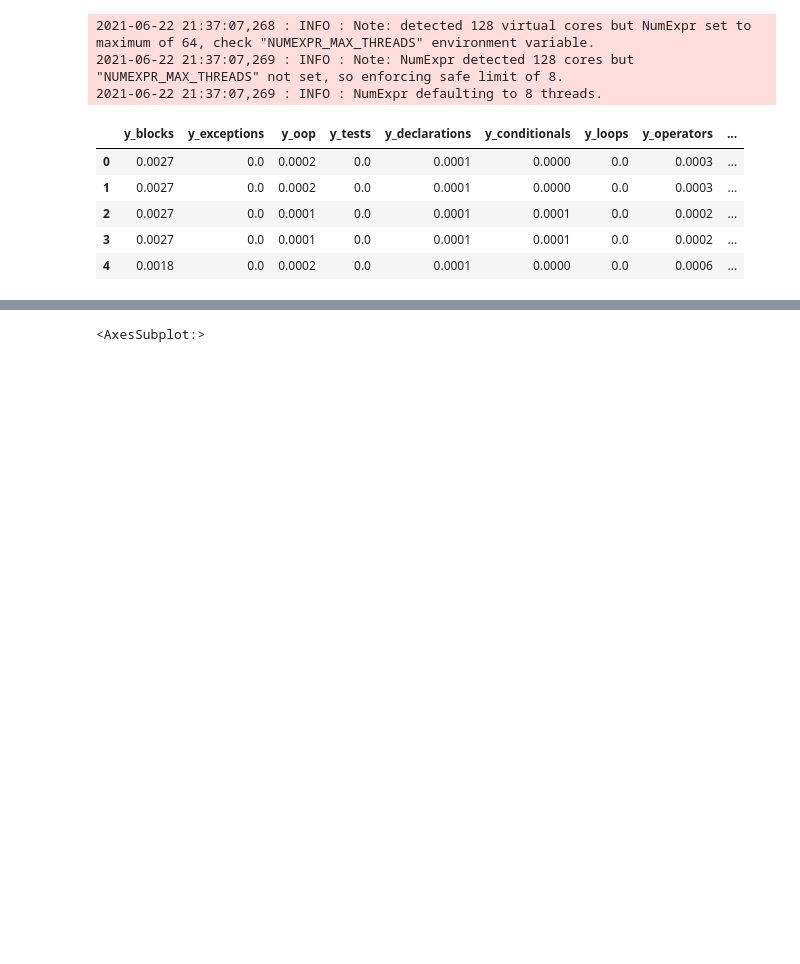
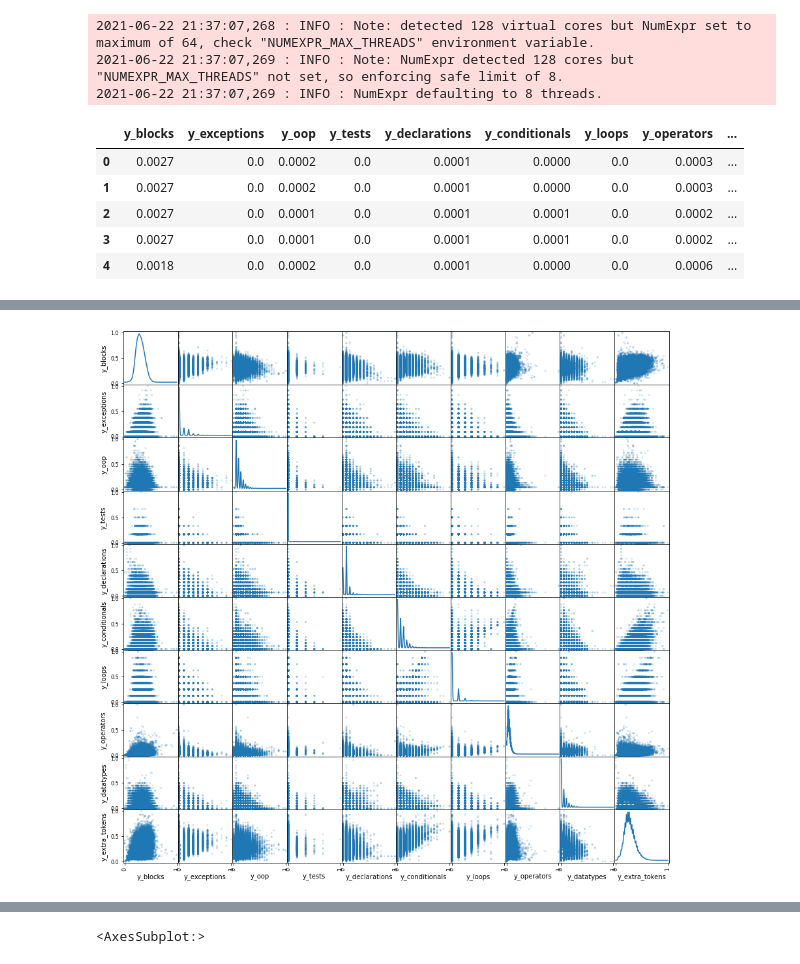
Before and after one commit to ArtificialSoftwareEngineering/InterpretingCodeGeneration, a Jupyter notebook: nbs/00_data.eda.ipynb, the cells around one changed output, grey strips where cells are left out. Saved outputs shown, nothing was run; the diff lists cells and outputs as text; code cells hidden in the pictures; blank space fills up the shorter version.

```diff
--- a/nbs/00_data.eda.ipynb
+++ b/nbs/00_data.eda.ipynb
@@ -91 +125,10 @@ potential_outcomes = ['y_blocks','y_exceptions','y_oop','y_tests','y_declaration
+# %%
+scatter_matrix(
+    df_error_tax_scaled[potential_outcomes],
+    alpha=0.2,
+    figsize=(15, 15),
+    diagonal="kde"
+);
+# %% [output]
+[figure, added]
 # %%
```
Also changed, not shown: parts of 22 cells of this notebook, 1 other file.
